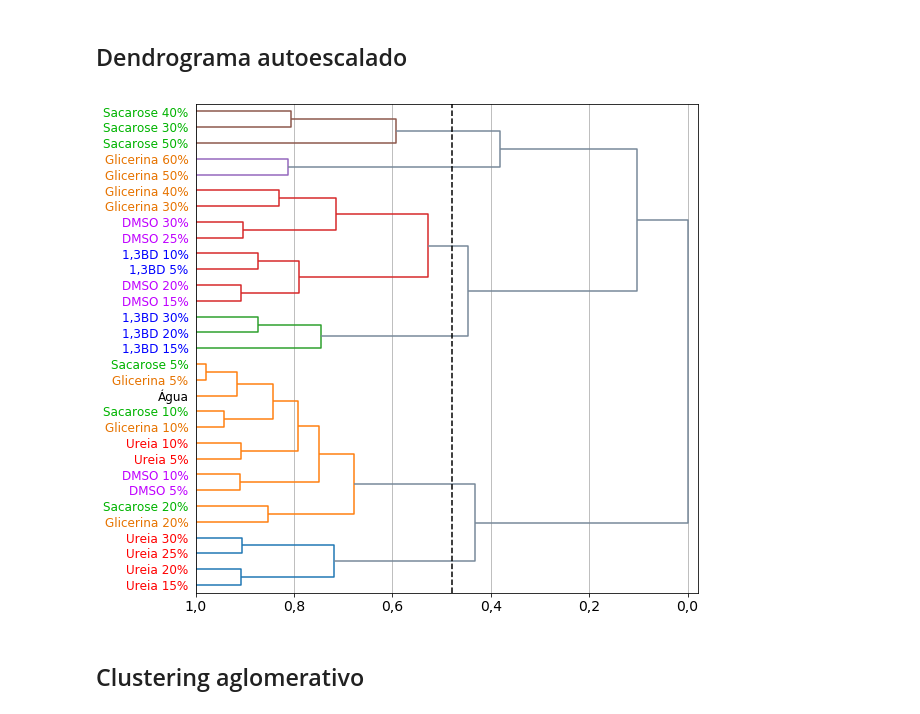
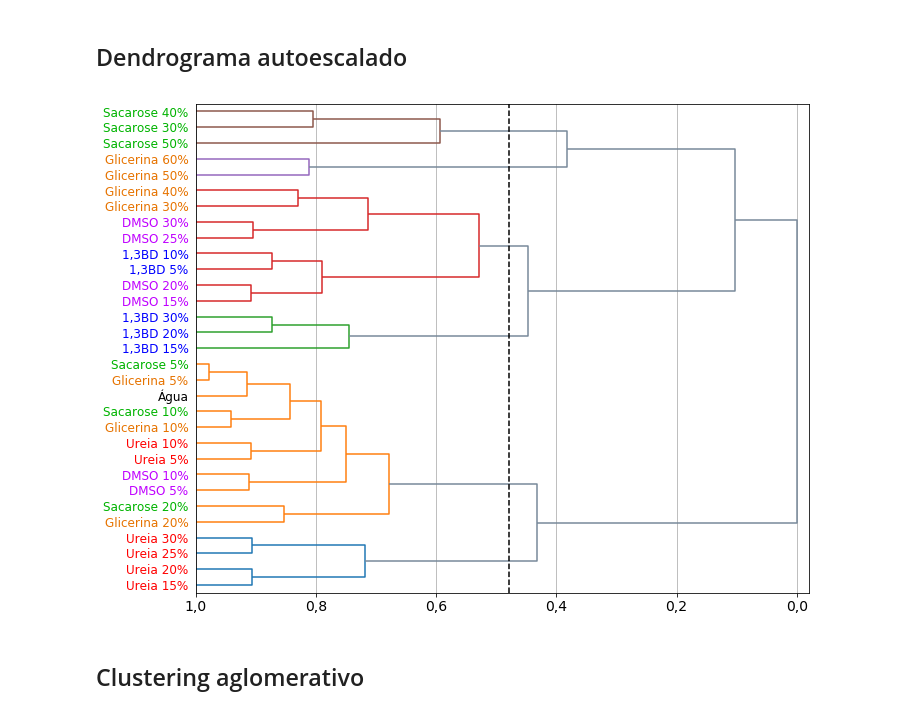
Before and after one commit to KarlClinckspoor/Tese, a Jupyter notebook: imagens/notebooks/Análise multivariada.ipynb, the cells around one changed output. Cells and saved outputs as stored; diff of their text form; code cells hidden in the pictures.

```diff
--- a/imagens/notebooks/Análise multivariada.ipynb
+++ b/imagens/notebooks/Análise multivariada.ipynb
@@ -700,37 +700,37 @@ linked = linkage(X_AS, method='complete', metric='euclidean')
 
 set_link_color_palette(['C0', 'C1', 'C2', 'C3', 'C4', 'C5', 'C6'])
 
-plt.figure(figsize=(9, 9))
+plt.figure(figsize=(11, 9))
 dn = dendrogram(linked,
             orientation='right',
             labels=labels.tolist(),
             #distance_sort='ascending',
             show_leaf_counts=True,
             color_threshold=2.5,
             above_threshold_color='lightSlateGray'
           )
 
 ax = plt.gca()
 ax.set_xlim(0,4.9)
 xticks = ax.get_xticks()
 ax.set_xticks( np.linspace(0, 4.8, 6) )
 xticklabels = np.arange(1, -0.2, -0.2)
 xticklabels = [f'{i:.1f}'.replace('.',',') for i in xticklabels]
 ax.set_xticklabels(xticklabels)
 
 ax.axvline(x=2.5, color='k', ls='--')
 
 yticklabels = ax.get_yticklabels()
 for lab in yticklabels:
     lab.set_fontsize(12)
     comp = lab.get_text().split(' ')[0]
     lab.set_color(Cores[comp])
 
 ax.grid(axis='x')
-
+fig.tight_layout()
 plt.savefig('../propriedades/dendrograma.pdf')
 # %% [output]
-[figure, old version]
+[figure, new version]
 # %%
 %matplotlib inline
 labels = dados_ME['Composto'] + ' ' + dados_ME['Concentração (% m/m)'].apply(str) + '%'
```
Also changed, not shown: parts of 5 cells of this notebook, 6 other files.
